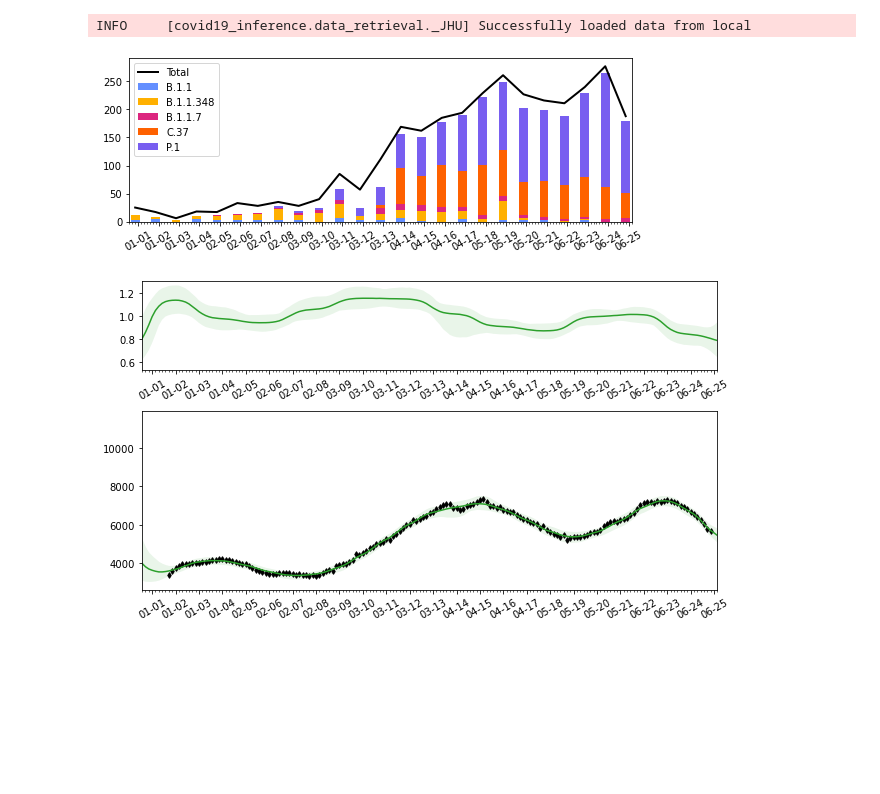
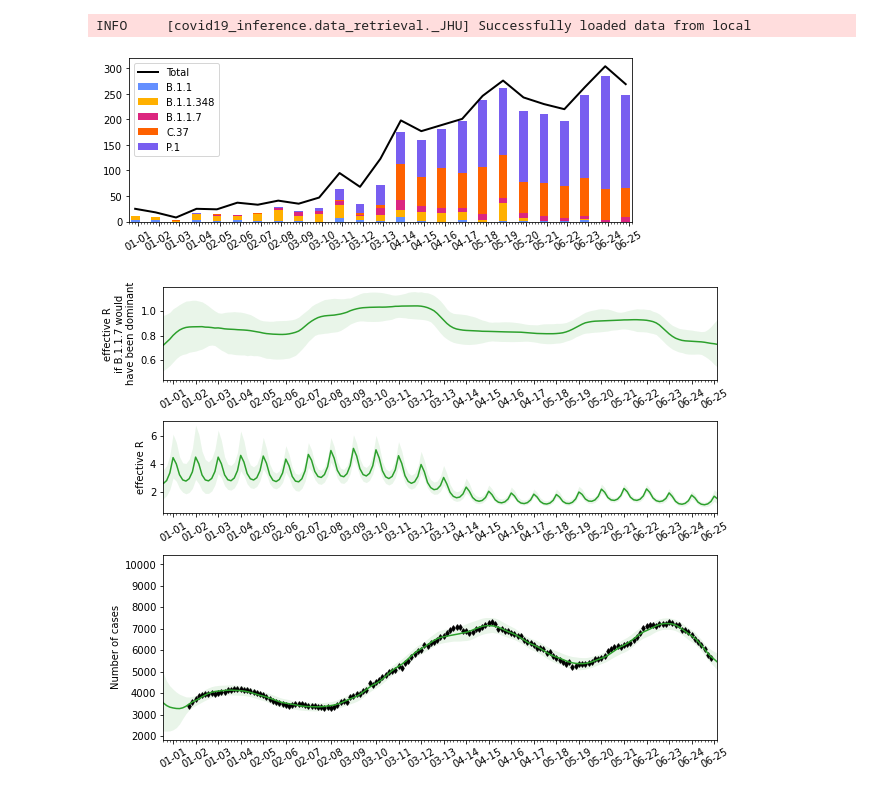
Before and after one commit to Priesemann-Group/covid19_variants_chile, a Jupyter notebook: create_plots.ipynb, the cells around one changed output. Saved outputs shown, nothing was run; the diff lists cells and outputs as text; code cells hidden in the pictures; blank space fills up the shorter version.

Commit message:
Correct error regarding the erroneous modulation of the total cases to calculate the variants fractions

```diff
--- a/create_plots.ipynb
+++ b/create_plots.ipynb
@@ -28,7 +28,7 @@ colors["unknown"] = "#D55E00"
 colors["Total"] = "#000000"
 # %%
 # Load data variants
-variants = pd.read_excel("./data/Chile_Variants_Updated_without_airports.xlsx",sheet_name="Variants_Count")
+variants = pd.read_excel("./data/Chile_Variants_Updated_with_airports.xlsx",sheet_name="Variants_Count")
 variants = variants.set_index('Lineage').T
 variants.index.name = "Week"
 variants.index = pd.to_datetime(variants.index + '-1', format='%V_%G-%u')
@@ -74,7 +74,7 @@ fig.savefig("figures/0_overview.png",dpi=300)
 fig.savefig("figures/0_overview.pdf",dpi=300)
 # %% [output]
 INFO     [covid19_inference.data_retrieval._JHU] Successfully loaded data from local
-[figure, old version]
+[figure, new version]
 # %%
 ## Casenumber with model fit
 # %%
@@ -122,7 +122,7 @@ def posterior_to_array(trace, key):
 # %%
 """ Plot lambda and casenumbers
 """
-fig, axes = plt.subplots(2,1,figsize=(9,5), gridspec_kw={'height_ratios': [1, 2]})
+fig, axes = plt.subplots(3,1,figsize=(9,7), gridspec_kw={'height_ratios': [1, 1, 2]})
 
 # Plot R value (or lambda depending on the model)
 R = posterior_to_array(trace,"base_lambda_t")
@@ -132,41 +132,58 @@ cov19.plot._timeseries(
     what="model",
     ax=axes[0]
 )
+axes[0].set_ylabel("effective R\nif B.1.1.7 would\nhave been dominant")
+
+R = posterior_to_array(trace,"base_lambda_t")
+f = posterior_to_array(trace,"f_v")
+unkn = posterior_to_array(trace,"unknown_lambda_t")
+tau = posterior_to_array(trace,"tau")
+R_eff = np.sum(R[:,:,None]*f[:,None,:]*tau[:,:,:-1] + (unkn*R*tau[:,:,-1])[:,:,None], axis=-1)
+
+cov19.plot._timeseries(
+    x=pd.date_range(model.sim_begin, model.sim_end),
+    y=R_eff,
+    what="model",
+    ax=axes[1]
+)
+axes[1].set_ylabel("effective R")
+
 
 # Calculate rolling average new_cases
 nc = posterior_to_array(trace,"new_cases")
 nc = pd.DataFrame(nc.T,index=pd.date_range(model.sim_begin,model.sim_end))
 
 
 # Plot new cases (real)
 cov19.plot._timeseries(
     x=new_cases_obs.index,
     y=new_cases_obs.rolling(7).mean().T,
     what="data",
-    ax=axes[1],
+    ax=axes[2],
     color="black",
     markersize=4
 )
 # Plot new cases (model)
 cov19.plot._timeseries(
     x=nc.index,
     y=nc.rolling(7).mean().T,
     what="model",
-    ax=axes[1]
+    ax=axes[2]
 )
+axes[2].set_ylabel("Number of cases")
 
 
 for ax in axes:
     ax.set_xticklabels(ax.get_xticks(), rotation=30)
     ax.xaxis.set_major_formatter(date_form)
     ax.xaxis.set_major_locator(WeekdayLocator(interval=1))
     _ = ax.set_xlim(model.data_begin-timedelta(days=2), model.data_end+timedelta(days=2))
 
 fig.tight_layout()
 fig.savefig(f"./figures/1_lambda+cases{postfix_for_plots}.png",dpi=300)
 fig.savefig(f"./figures/1_lambda+cases{postfix_for_plots}.pdf",dpi=300)
 # %% [output]
-[figure, old version]
+[figure, new version]
 # %%
 ## Influx
 # %%
```
Also changed, not shown: parts of 4 cells of this notebook, 1 other file.
